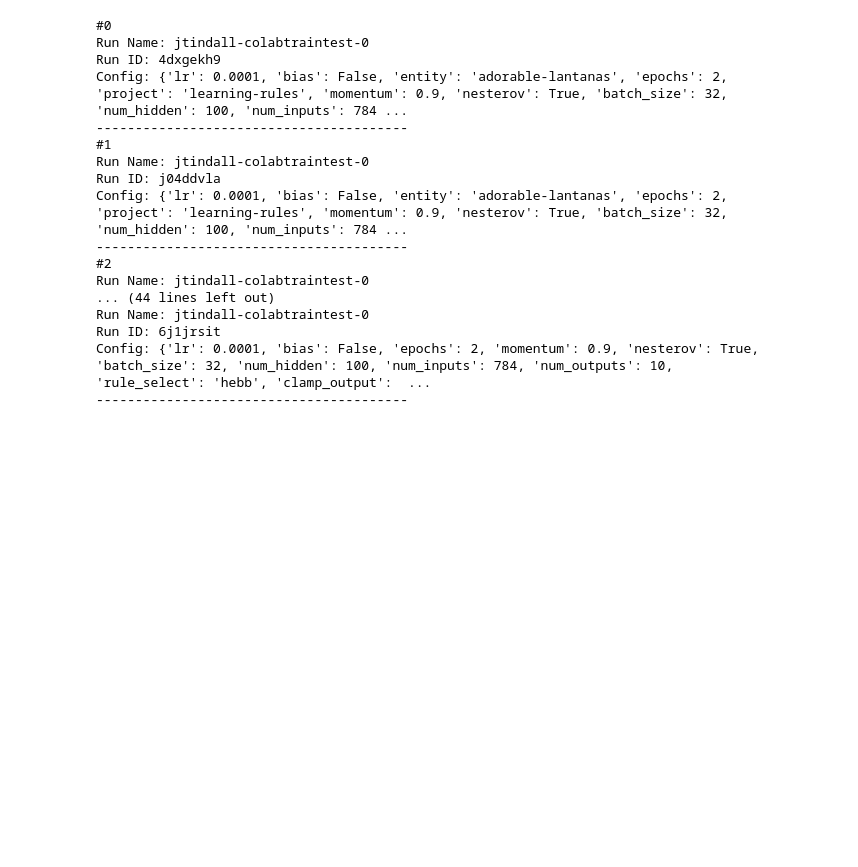
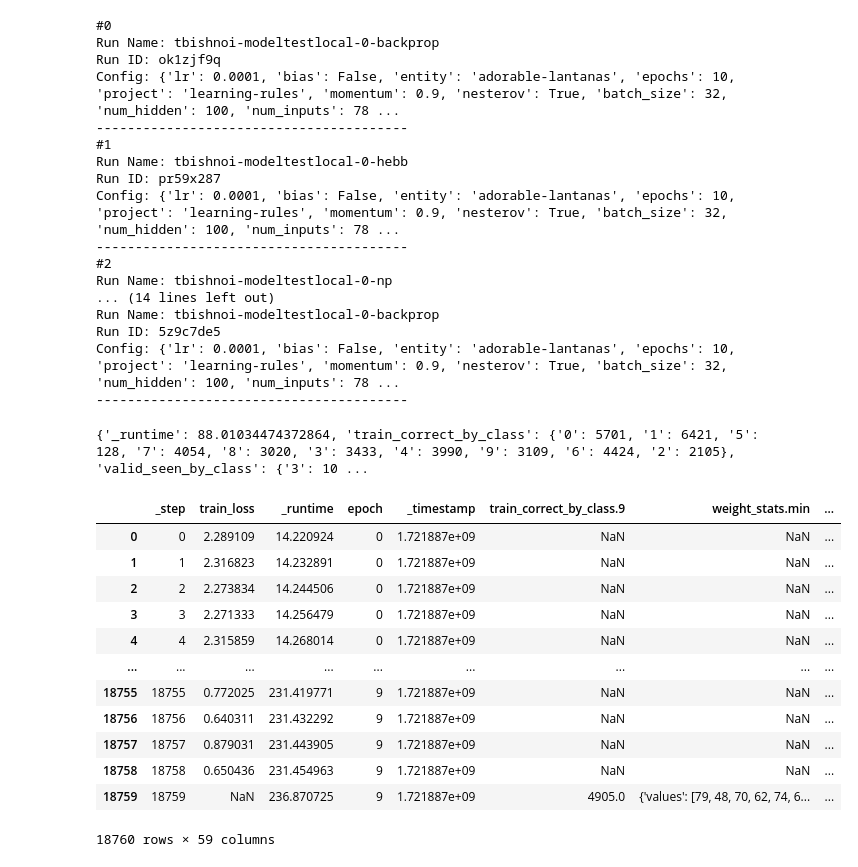
Before and after one commit to tanmayyb/learning-rules, a Jupyter notebook: wandb.ipynb, the cells around one changed output. Drawn from its saved outputs; the diff is of its cells as text; code cells hidden in the pictures; blank space fills up the shorter version.

Commit message:
wandb reader update

```diff
--- a/wandb.ipynb
+++ b/wandb.ipynb
@@ -11,7 +11,7 @@ runs = api.runs(project_path)
 
 import re
 
-pattern = r"jtindall-colab"
+pattern = r"tbishnoi"
 
 n = 0
 for run in reversed(runs):
@@ -24,19 +24,54 @@ for run in reversed(runs):
         n+=1
 # %% [output]
 #0
-Run Name: jtindall-colabtraintest-0
-Run ID: 4dxgekh9
-Config: {'lr': 0.0001, 'bias': False, 'entity': 'adorable-lantanas', 'epochs': 2, 'project': 'learning-rules', 'momentum': 0.9, 'nesterov': True, 'batch_size': 32, 'num_hidden': 100, 'num_inputs': 784 ...
+Run Name: tbishnoi-modeltestlocal-0-backprop
+Run ID: ok1zjf9q
+Config: {'lr': 0.0001, 'bias': False, 'entity': 'adorable-lantanas', 'epochs': 10, 'project': 'learning-rules', 'momentum': 0.9, 'nesterov': True, 'batch_size': 32, 'num_hidden': 100, 'num_inputs': 78 ...
 ----------------------------------------
 #1
-Run Name: jtindall-colabtraintest-0
-Run ID: j04ddvla
-Config: {'lr': 0.0001, 'bias': False, 'entity': 'adorable-lantanas', 'epochs': 2, 'project': 'learning-rules', 'momentum': 0.9, 'nesterov': True, 'batch_size': 32, 'num_hidden': 100, 'num_inputs': 784 ...
+Run Name: tbishnoi-modeltestlocal-0-hebb
+Run ID: pr59x287
+Config: {'lr': 0.0001, 'bias': False, 'entity': 'adorable-lantanas', 'epochs': 10, 'project': 'learning-rules', 'momentum': 0.9, 'nesterov': True, 'batch_size': 32, 'num_hidden': 100, 'num_inputs': 78 ...
 ----------------------------------------
 #2
-Run Name: jtindall-colabtraintest-0
-... (44 lines left out)
-Run Name: jtindall-colabtraintest-0
-Run ID: 6j1jrsit
-Config: {'lr': 0.0001, 'bias': False, 'epochs': 2, 'momentum': 0.9, 'nesterov': True, 'batch_size': 32, 'num_hidden': 100, 'num_inputs': 784, 'num_outputs': 10, 'rule_select': 'hebb', 'clamp_output':  ...
+Run Name: tbishnoi-modeltestlocal-0-np
+... (14 lines left out)
+Run Name: tbishnoi-modeltestlocal-0-backprop
+Run ID: 5z9c7de5
+Config: {'lr': 0.0001, 'bias': False, 'entity': 'adorable-lantanas', 'epochs': 10, 'project': 'learning-rules', 'momentum': 0.9, 'nesterov': True, 'batch_size': 32, 'num_hidden': 100, 'num_inputs': 78 ...
 ----------------------------------------
+# %%
+import wandb
+wandb.login()
+
+
+project_name = "adorable-lantanas/learning-rules"
+run_path = "adorable-lantanas/learning-rules/ok1zjf9q" # this can be retrieved from the RUN OVERVIEW in the wandb dashboard
+
+api = wandb.Api()
+run = api.run(run_path)
+
+config = run.config  # Hyperparameters
+summary = run.summary  # Summary metrics
+history = run.history()  # Full history of metrics
+files = run.files()  # Files associated with the run
+# %%
+summary
+# %% [output]
+{'_runtime': 88.01034474372864, 'train_correct_by_class': {'0': 5701, '1': 6421, '5': 128, '7': 4054, '8': 3020, '3': 3433, '4': 3990, '9': 3109, '6': 4424, '2': 2105}, 'valid_seen_by_class': {'3': 10 ...
+# %%
+history
+# %% [output]
+|  | _step | train_loss | _runtime | epoch | _timestamp | train_correct_by_class.9 | weight_stats.min | ... |
+| 0 | 0 | 2.289109 | 14.220924 | 0 | 1.721887e+09 | NaN | NaN | ... |
+| 1 | 1 | 2.316823 | 14.232891 | 0 | 1.721887e+09 | NaN | NaN | ... |
+| 2 | 2 | 2.273834 | 14.244506 | 0 | 1.721887e+09 | NaN | NaN | ... |
+| 3 | 3 | 2.271333 | 14.256479 | 0 | 1.721887e+09 | NaN | NaN | ... |
+| 4 | 4 | 2.315859 | 14.268014 | 0 | 1.721887e+09 | NaN | NaN | ... |
+| ... | ... | ... | ... | ... | ... | ... | ... | ... |
+| 18755 | 18755 | 0.772025 | 231.419771 | 9 | 1.721887e+09 | NaN | NaN | ... |
+| 18756 | 18756 | 0.640311 | 231.432292 | 9 | 1.721887e+09 | NaN | NaN | ... |
+| 18757 | 18757 | 0.879031 | 231.443905 | 9 | 1.721887e+09 | NaN | NaN | ... |
+| 18758 | 18758 | 0.650436 | 231.454963 | 9 | 1.721887e+09 | NaN | NaN | ... |
+| 18759 | 18759 | NaN | 236.870725 | 9 | 1.721887e+09 | 4905.0 | {'values': [79, 48, 70, 62, 74, 6... | ... |
+18760 rows × 59 columns
```
Also changed, not shown: parts of 2 cells of this notebook.
